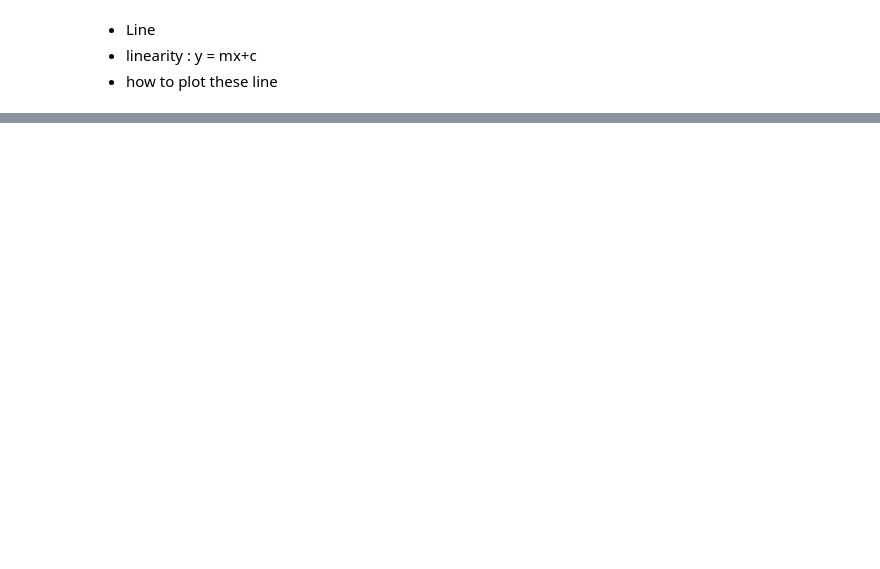
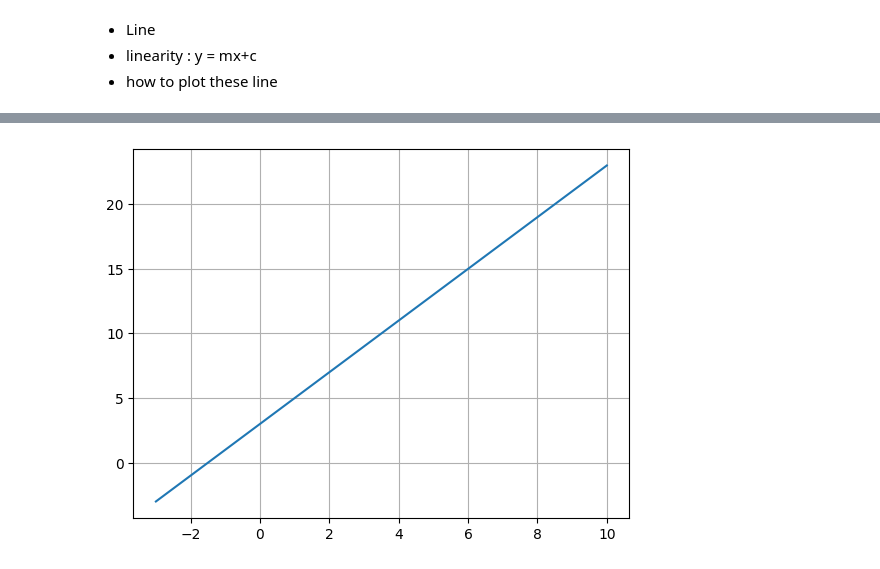
Before and after one commit to athirahslmt/Daily-practice, a Jupyter notebook: Day 14 - Calculus Slope/in class calculus slopes and derivates.ipynb, the cells around one changed output, grey strips where cells are left out. Cells and saved outputs as stored; diff of their text form; code cells hidden in the pictures; blank space fills up the shorter version.

```diff
--- a/Day 14 - Calculus Slope/in class calculus slopes and derivates.ipynb
+++ b/Day 14 - Calculus Slope/in class calculus slopes and derivates.ipynb
@@ -67,0 +69,10 @@ AttributeError: Line2D.set() got an unexpected keyword argument 'linewitdth'
+# %%
+x=np.array([-3,-2,-1,0,1,2,3,4,5,6,7,8,9,10])
+x = np.linspace(-3,10,100)
+y= 2*x + 3
+y=np.array(y)
+
+plt.plot(x,y)
+plt.grid(True)
+# %% [output]
+[figure, added]
```
Also changed, not shown: parts of 2 cells of this notebook, 4 other files.
